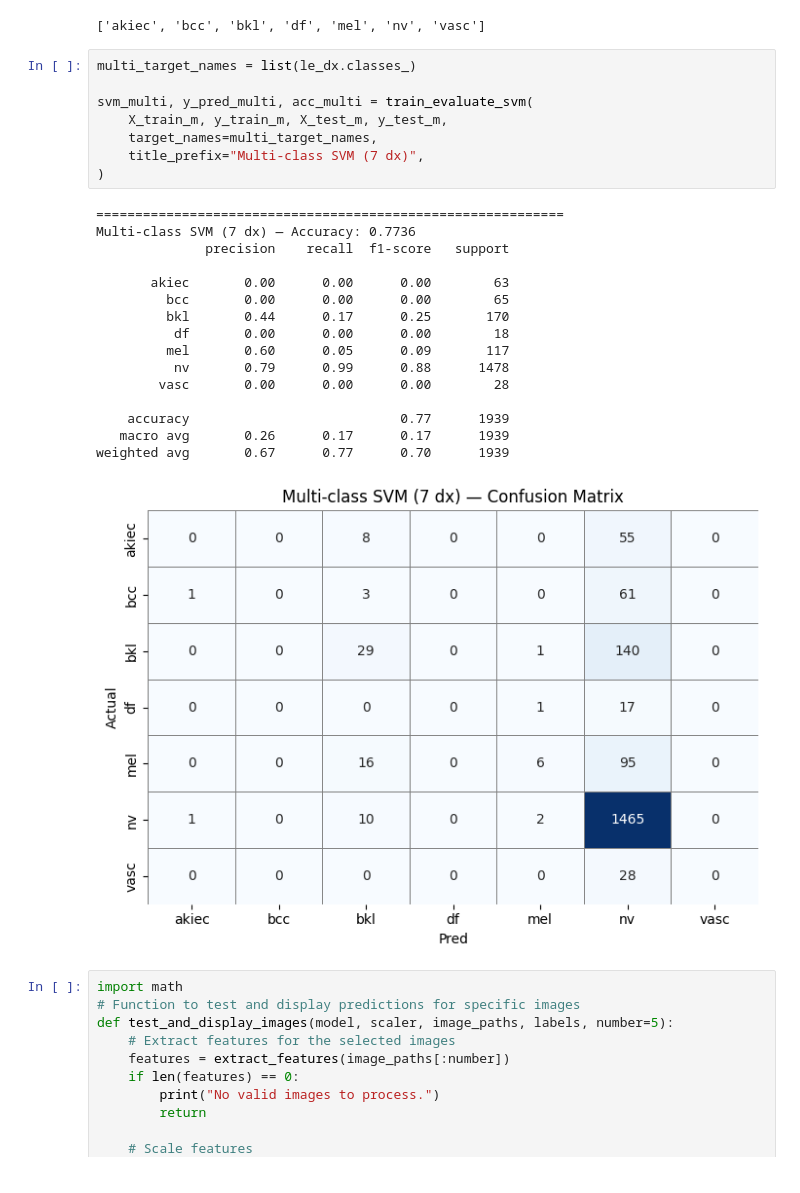
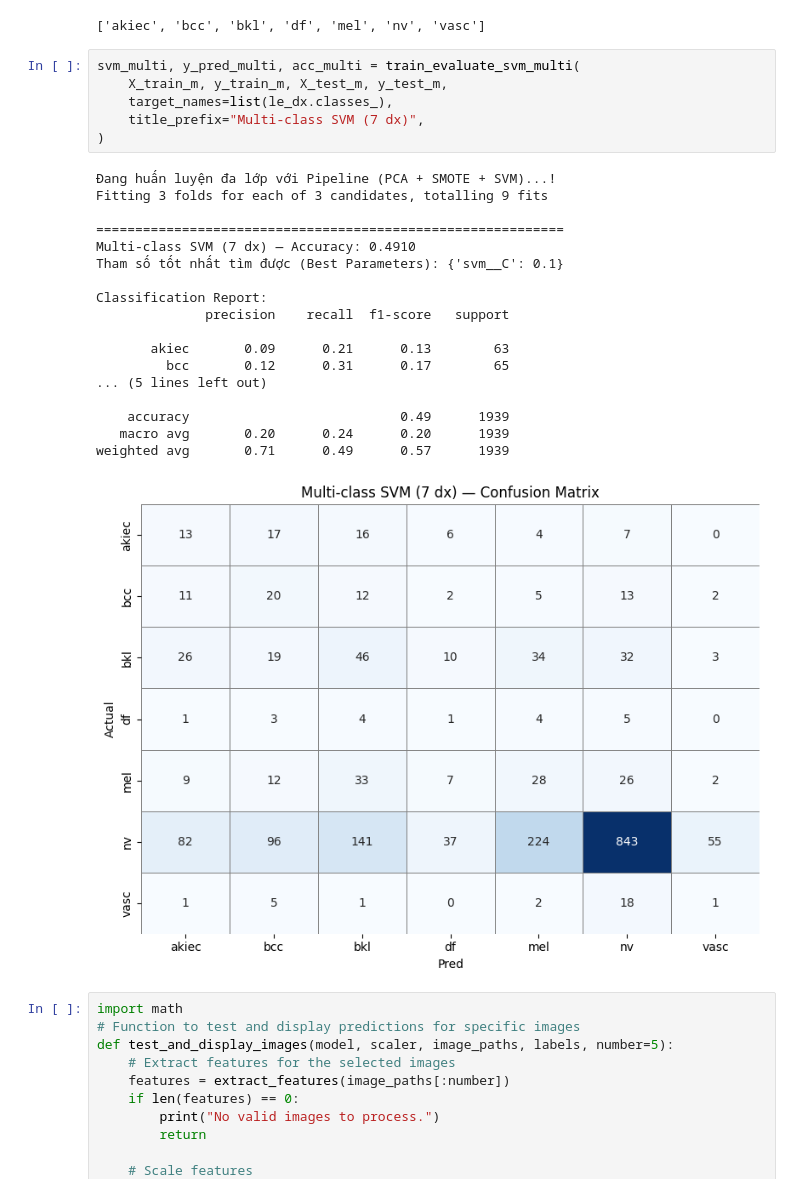
Before and after one commit to levubinh-sw/ml04_buoi10_capstone, a Jupyter notebook: Buoi10 - capstone.ipynb, the cells around one changed output. Drawn from its saved outputs; the diff is of its cells as text.

```diff
--- a/Buoi10 - capstone.ipynb
+++ b/Buoi10 - capstone.ipynb
@@ -387,30 +522,30 @@ list(le_dx.classes_)
 # %% [output]
 ['akiec', 'bcc', 'bkl', 'df', 'mel', 'nv', 'vasc']
 # %%
-multi_target_names = list(le_dx.classes_)
-
-svm_multi, y_pred_multi, acc_multi = train_evaluate_svm(
+svm_multi, y_pred_multi, acc_multi = train_evaluate_svm_multi(
     X_train_m, y_train_m, X_test_m, y_test_m,
-    target_names=multi_target_names,
+    target_names=list(le_dx.classes_),
     title_prefix="Multi-class SVM (7 dx)",
 )
 # %% [output]
+Đang huấn luyện đa lớp với Pipeline (PCA + SMOTE + SVM)...!
+Fitting 3 folds for each of 3 candidates, totalling 9 fits
+
 ============================================================
-Multi-class SVM (7 dx) — Accuracy: 0.7736
+Multi-class SVM (7 dx) — Accuracy: 0.4910
+Tham số tốt nhất tìm được (Best Parameters): {'svm__C': 0.1}
+
+Classification Report:
               precision    recall  f1-score   support
 
-       akiec       0.00      0.00      0.00        63
-         bcc       0.00      0.00      0.00        65
-         bkl       0.44      0.17      0.25       170
-          df       0.00      0.00      0.00        18
-         mel       0.60      0.05      0.09       117
-          nv       0.79      0.99      0.88      1478
-        vasc       0.00      0.00      0.00        28
+       akiec       0.09      0.21      0.13        63
+         bcc       0.12      0.31      0.17        65
+... (5 lines left out)
 
-    accuracy                           0.77      1939
-   macro avg       0.26      0.17      0.17      1939
-weighted avg       0.67      0.77      0.70      1939
+    accuracy                           0.49      1939
+   macro avg       0.20      0.24      0.20      1939
+weighted avg       0.71      0.49      0.57      1939
-[figure, old version]
+[figure, new version]
 # %%
 import math
 # Function to test and display predictions for specific images
```
Also changed, not shown: parts of 12 cells of this notebook.
